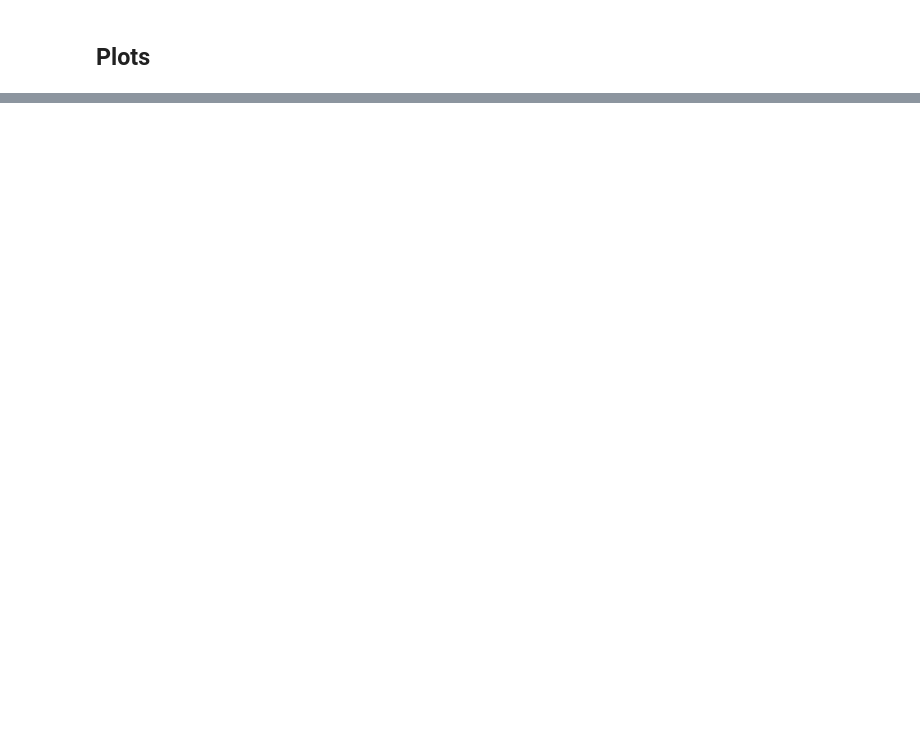
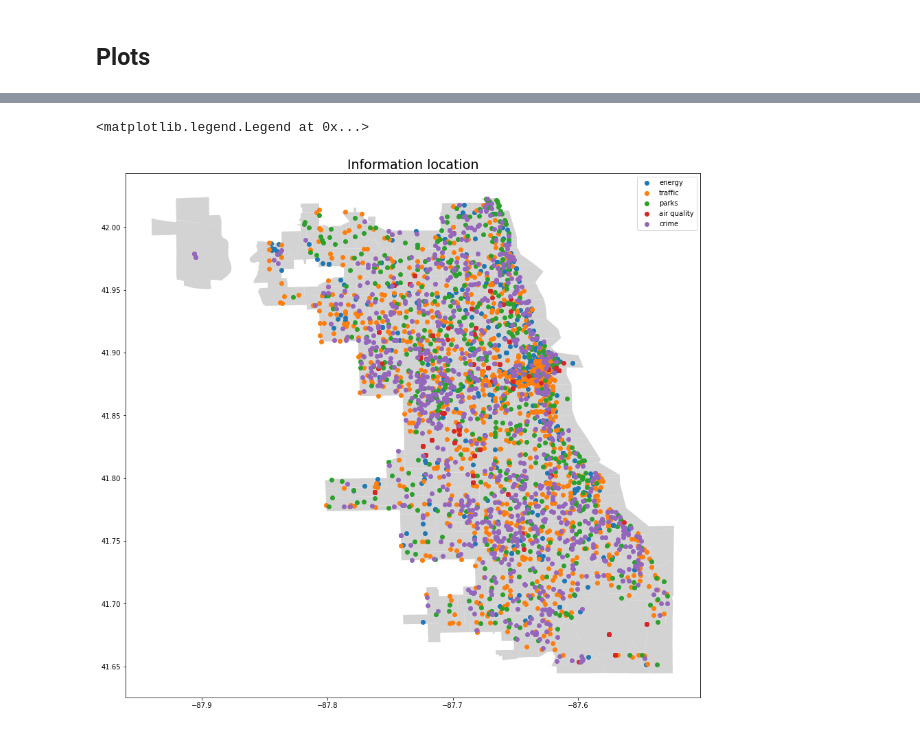
Before and after one commit to Barbarioli/sociome, a Jupyter notebook: eda/eda.ipynb, the cells around one changed output, grey strips where cells are left out. Cells and saved outputs as stored; diff of their text form; code cells hidden in the pictures; blank space fills up the shorter version.

```diff
--- a/eda/eda.ipynb
+++ b/eda/eda.ipynb
@@ -1544,10 +1877,13 @@ chicago.plot()
 # %%
 fig, ax = plt.subplots(figsize = (15, 15))
 chicago.plot(ax = ax, color ='lightgrey')
 energy_geo.plot(ax = ax, label = 'energy')
 traffic_geo.plot(ax = ax, label = 'traffic')
 parks_geo.plot(ax = ax, label = 'parks')
 air_quality_geo.plot(ax = ax, label = 'air quality')
 crime_geo.plot(ax = ax, label = 'crime')
-ax.set_title('Information location', size = 12)
+ax.set_title('Information location', size = 19)
 ax.legend()
+# %% [output]
+<matplotlib.legend.Legend at 0x...>
+[figure, added]
```
Also changed, not shown: parts of 101 cells of this notebook.
